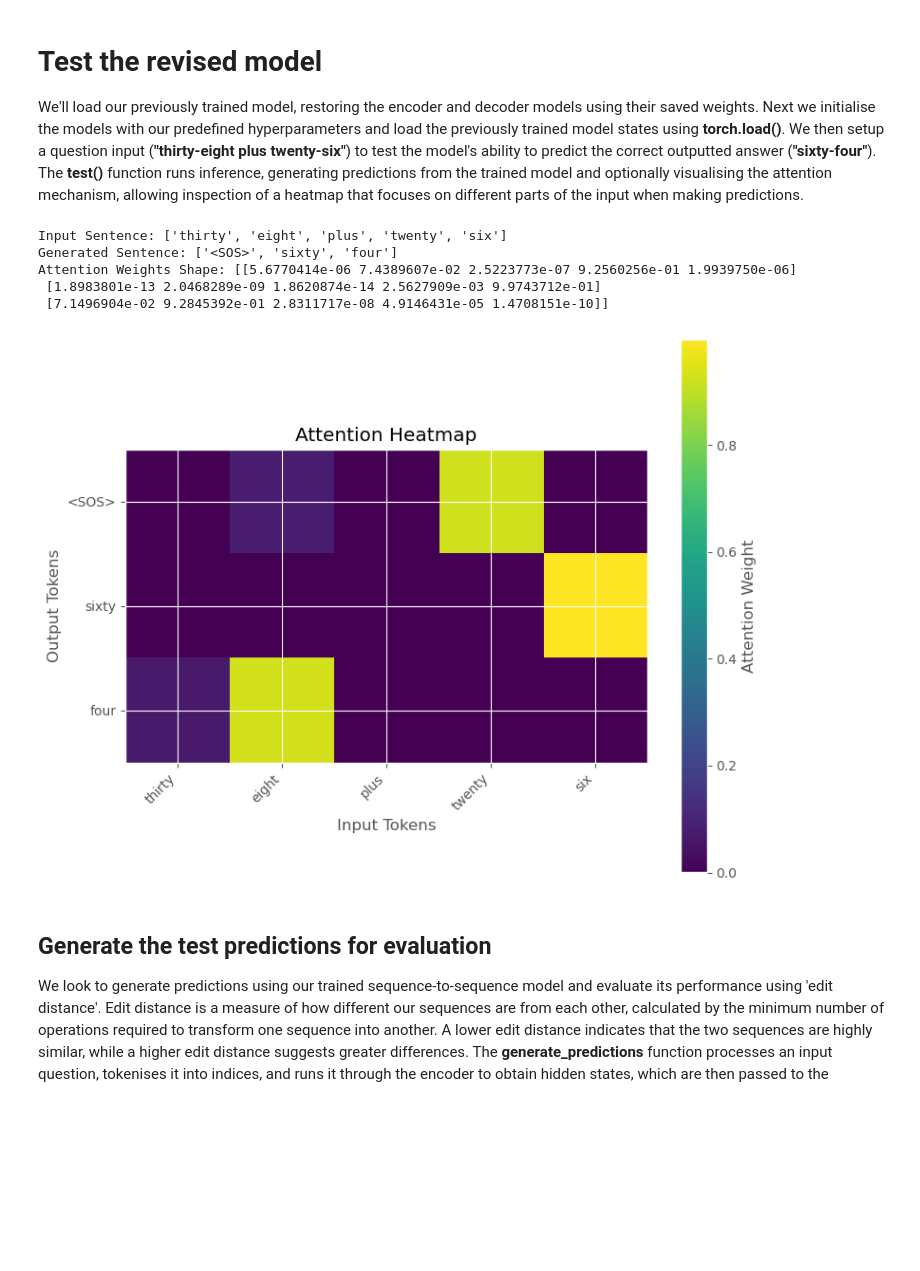
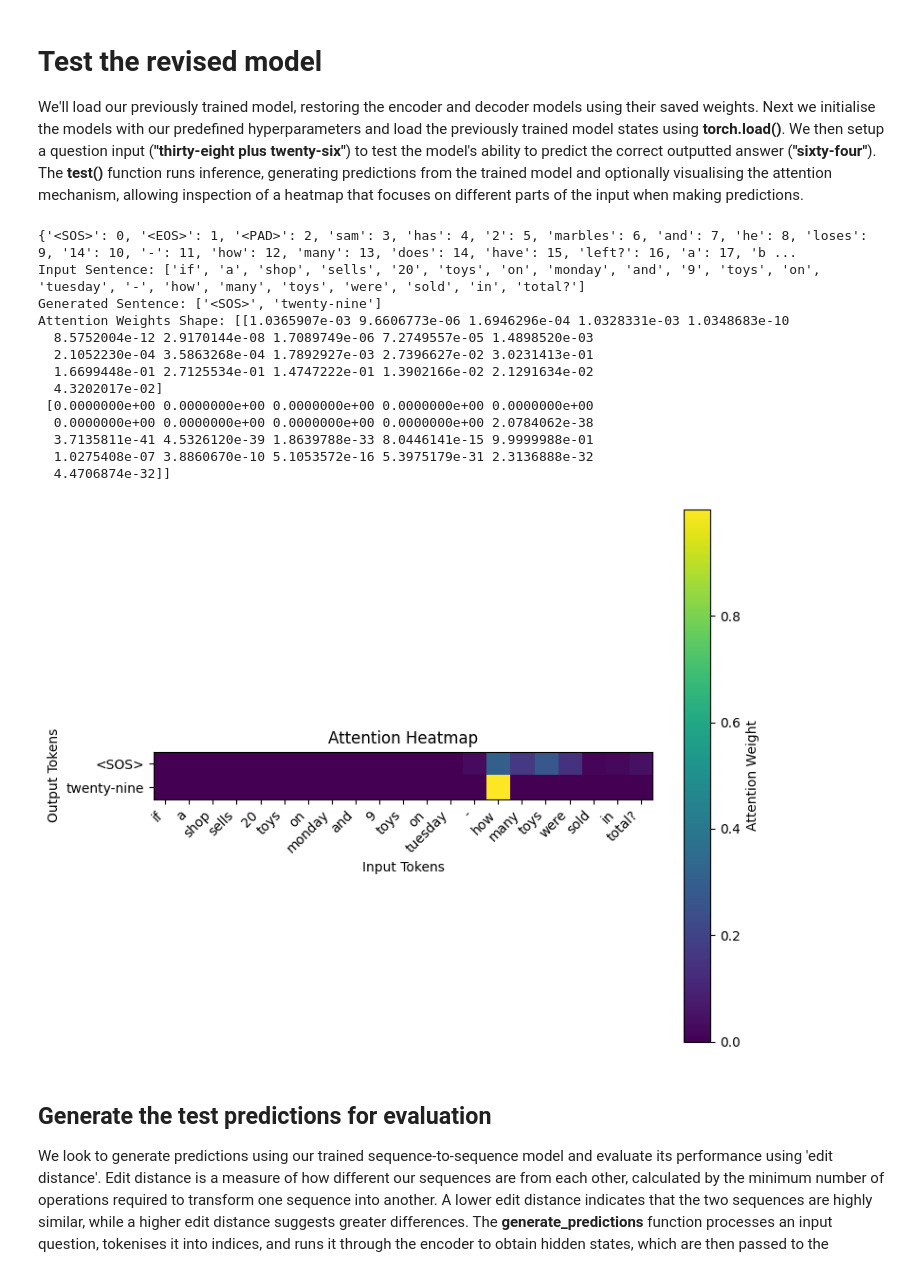
Before and after one commit to spanersoraferty/math-problem-assistant, a Jupyter notebook: math_problem_assistant_seq2seq_model.ipynb, the cells around one changed output. Saved outputs shown, nothing was run; the diff lists cells and outputs as text; code cells hidden in the pictures; blank space fills up the shorter version.

```diff
--- a/math_problem_assistant_seq2seq_model.ipynb
+++ b/math_problem_assistant_seq2seq_model.ipynb
@@ -678,27 +758,38 @@ Epoch 100/100, Loss: 0.0084
 
 We'll load our previously trained model, restoring the encoder and decoder models using their saved weights. Next we initialise the models with our predefined hyperparameters and load the previously trained model states using **torch.load()**. We then setup a question input (**"thirty-eight plus twenty-six"**) to test the model's ability to predict the correct outputted answer (**"sixty-four"**). The **test()** function runs inference, generating predictions from the trained model and optionally visualising the attention mechanism, allowing inspection of a heatmap that focuses on different parts of the input when making predictions.
 # %%
+print(word_to_index)
+
+
 # load the trained model
 input_size = len(word_to_index)  # Same as during training
 output_size = len(word_to_index)
 hidden_size = 256  # Same as during training
 
 encoder = Encoder(input_size, hidden_size)
 decoder = Decoder(output_size, hidden_size)
 # Load the trained weights
-encoder.load_state_dict(torch.load("addition_only_math_problem_encoder.pth"))
-decoder.load_state_dict(torch.load("addition_only_math_problem_decoder.pth"))
+encoder.load_state_dict(torch.load("math_problem_encoder.pth"))
+decoder.load_state_dict(torch.load("math_problem_decoder.pth"))
 #thirty eight plus twenty seven,sixty five
-input_sentence = "thirty eight plus twenty six" #sixty four
+input_sentence = "if a shop sells 20 toys on monday and 9 toys on tuesday - how many toys were sold in total?" #twenty-nine
 # Test and visualise
 test_token_indices_to_words = test(encoder, decoder, input_sentence, word_to_index, index_to_word, with_attention_plot=True)
 # %% [output]
-Input Sentence: ['thirty', 'eight', 'plus', 'twenty', 'six']
-Generated Sentence: ['<SOS>', 'sixty', 'four']
-Attention Weights Shape: [[5.6770414e-06 7.4389607e-02 2.5223773e-07 9.2560256e-01 1.9939750e-06]
- [1.8983801e-13 2.0468289e-09 1.8620874e-14 2.5627909e-03 9.9743712e-01]
- [7.1496904e-02 9.2845392e-01 2.8311717e-08 4.9146431e-05 1.4708151e-10]]
+{'<SOS>': 0, '<EOS>': 1, '<PAD>': 2, 'sam': 3, 'has': 4, '2': 5, 'marbles': 6, 'and': 7, 'he': 8, 'loses': 9, '14': 10, '-': 11, 'how': 12, 'many': 13, 'does': 14, 'have': 15, 'left?': 16, 'a': 17, 'b ...
+Input Sentence: ['if', 'a', 'shop', 'sells', '20', 'toys', 'on', 'monday', 'and', '9', 'toys', 'on', 'tuesday', '-', 'how', 'many', 'toys', 'were', 'sold', 'in', 'total?']
+Generated Sentence: ['<SOS>', 'twenty-nine']
+Attention Weights Shape: [[1.0365907e-03 9.6606773e-06 1.6946296e-04 1.0328331e-03 1.0348683e-10
+  8.5752004e-12 2.9170144e-08 1.7089749e-06 7.2749557e-05 1.4898520e-03
+  2.1052230e-04 3.5863268e-04 1.7892927e-03 2.7396627e-02 3.0231413e-01
+  1.6699448e-01 2.7125534e-01 1.4747222e-01 1.3902166e-02 2.1291634e-02
+  4.3202017e-02]
+ [0.0000000e+00 0.0000000e+00 0.0000000e+00 0.0000000e+00 0.0000000e+00
+  0.0000000e+00 0.0000000e+00 0.0000000e+00 0.0000000e+00 2.0784062e-38
+  3.7135811e-41 4.5326120e-39 1.8639788e-33 8.0446141e-15 9.9999988e-01
+  1.0275408e-07 3.8860670e-10 5.1053572e-16 5.3975179e-31 2.3136888e-32
+  4.4706874e-32]]
-[figure, old version]
+[figure, new version]
 # %% [markdown]
 ## Generate the test predictions for evaluation
 
```
Also changed, not shown: parts of 12 cells of this notebook, 29 other files.
